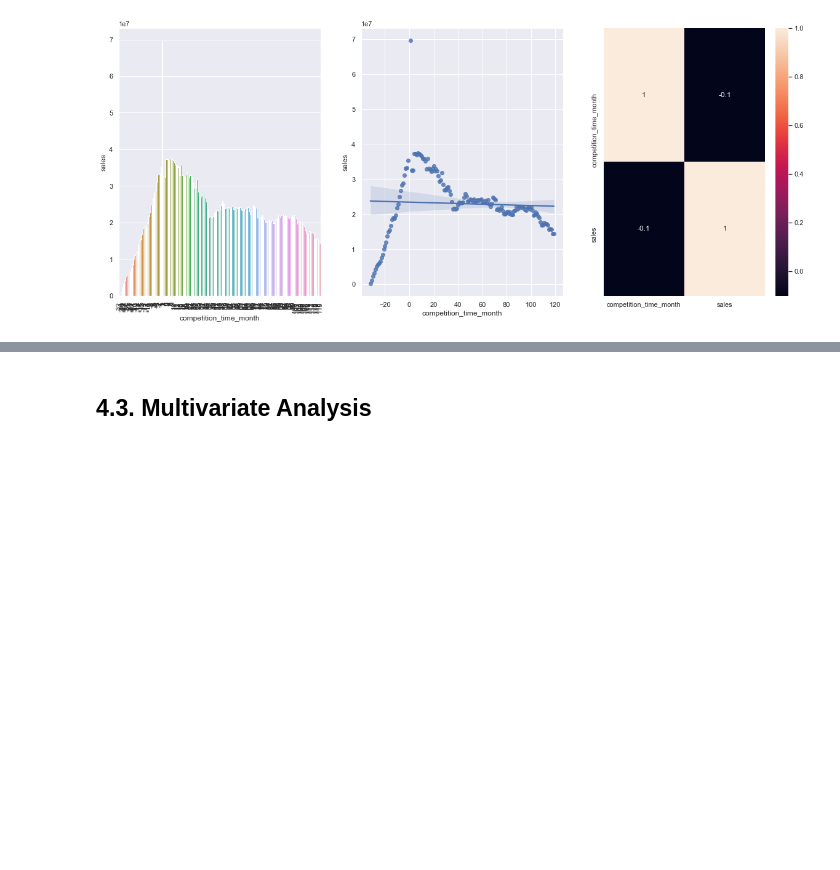
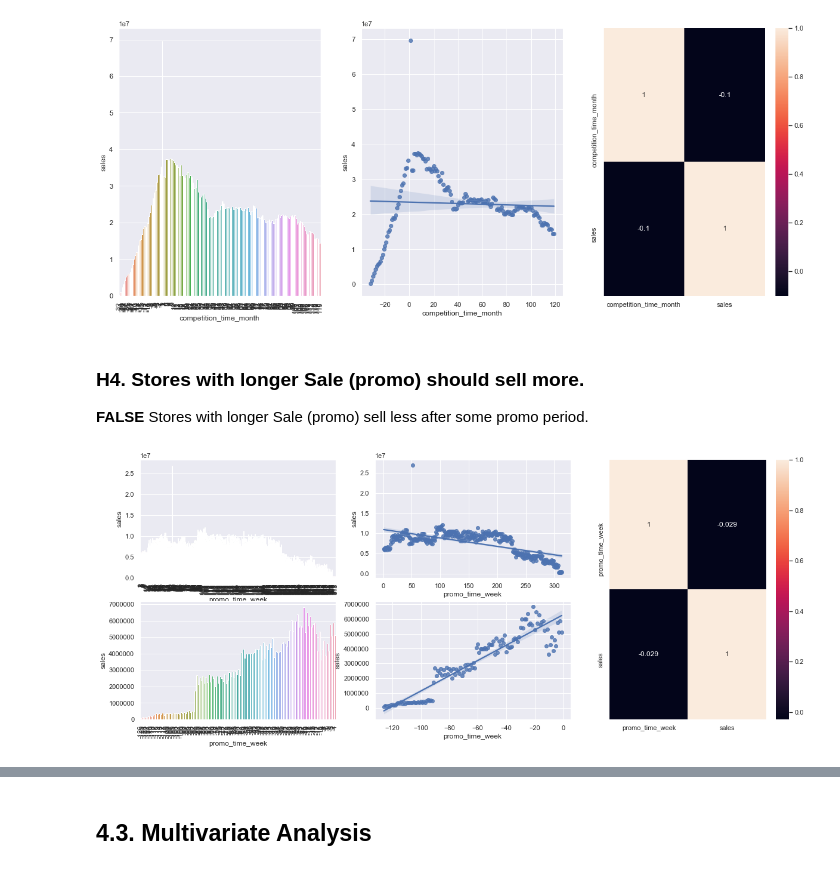
Before and after one commit to bruno-san/DataScience-Em-Producao, a Jupyter notebook: m04_v01_store_sales_prediction.ipynb, the cells around one changed output, grey strips where cells are left out. Saved outputs shown, nothing was run; the diff lists cells and outputs as text; code cells hidden in the pictures; blank space fills up the shorter version.

```diff
--- a/m04_v01_store_sales_prediction.ipynb
+++ b/m04_v01_store_sales_prediction.ipynb
@@ -623,3 +624,49 @@ sns.heatmap( aux3_1.corr(method='pearson'), annot=True)
 # %% [output]
 <matplotlib.axes._subplots.AxesSubplot at 0x...>
 [figure]
+# %% [markdown]
+### **H4.** Stores with longer Sale (promo) should sell more.
+**FALSE** Stores with longer Sale (promo) sell less after some promo period.
+# %%
+# two periods of promo: the standard (promo) and the extended (promo 2).
+# promo_time_week > 0 means the sale at that date was done in the promo 2 period (extended).
+# promo_time_week < 0 means the sale at that date was done in the standard promo period.
+
+# set up figure size
+f, ax = plt.subplots(figsize=(20,8))
+
+# Grid spec - plot
+grid = gridspec.GridSpec( 2, 3)
+
+# sum of sales by promo_time_week
+aux4_1 = df4[['promo_time_week', 'sales']].groupby( 'promo_time_week' ).sum().reset_index()
+
+# sort the data into extended promo period (promo2).
+plt.subplot( grid[0,0] )
+aux4_2 = aux4_1[aux4_1['promo_time_week'] > 0] # promo extended (promo 2)
+# bar plot
+sns.barplot( x='promo_time_week', y='sales', data=aux4_2 );
+# rotate x axis labels
+plt.xticks( rotation=90 );
+
+# reg plot to check tendency
+plt.subplot( grid[0,1] )
+sns.regplot( x='promo_time_week', y='sales', data=aux4_2 );
+
+# sort the data into standard promo period.
+plt.subplot( grid[1,0] )
+aux4_3 = aux4_1[aux4_1['promo_time_week'] < 0] # promo standard
+# bar plot
+sns.barplot( x='promo_time_week', y='sales', data=aux4_3 );
+# rotate x axis labels
+plt.xticks( rotation=90 );
+
+# reg plot to check tendency
+plt.subplot( grid[1,1] )
+sns.regplot( x='promo_time_week', y='sales', data=aux4_3 );
+
+# Correlation strength - heatmap
+plt.subplot( grid[:,2] )
+sns.heatmap( aux4_1.corr( method='pearson'), annot=True );
+# %% [output]
+[figure, added]
```
Also changed, not shown: parts of 9 cells of this notebook.
